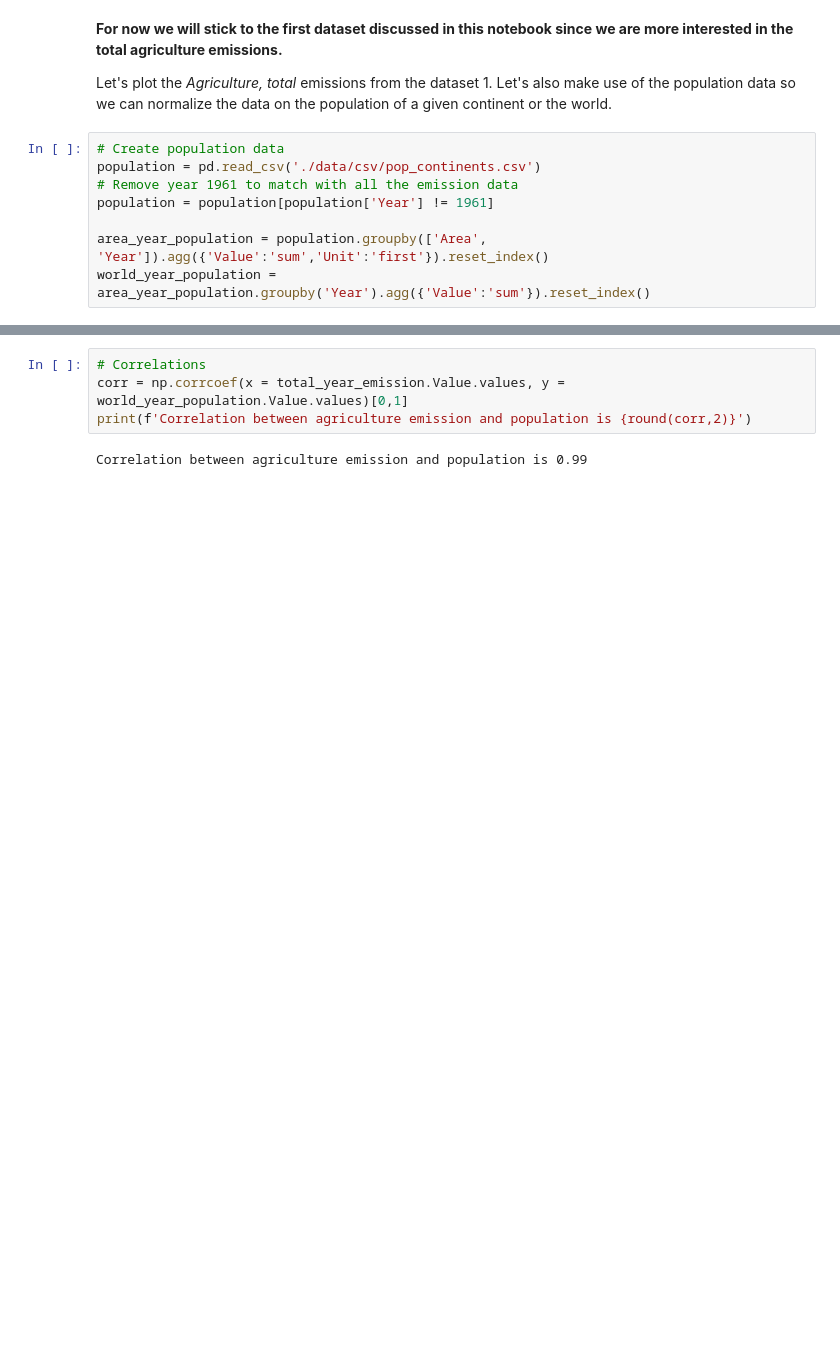
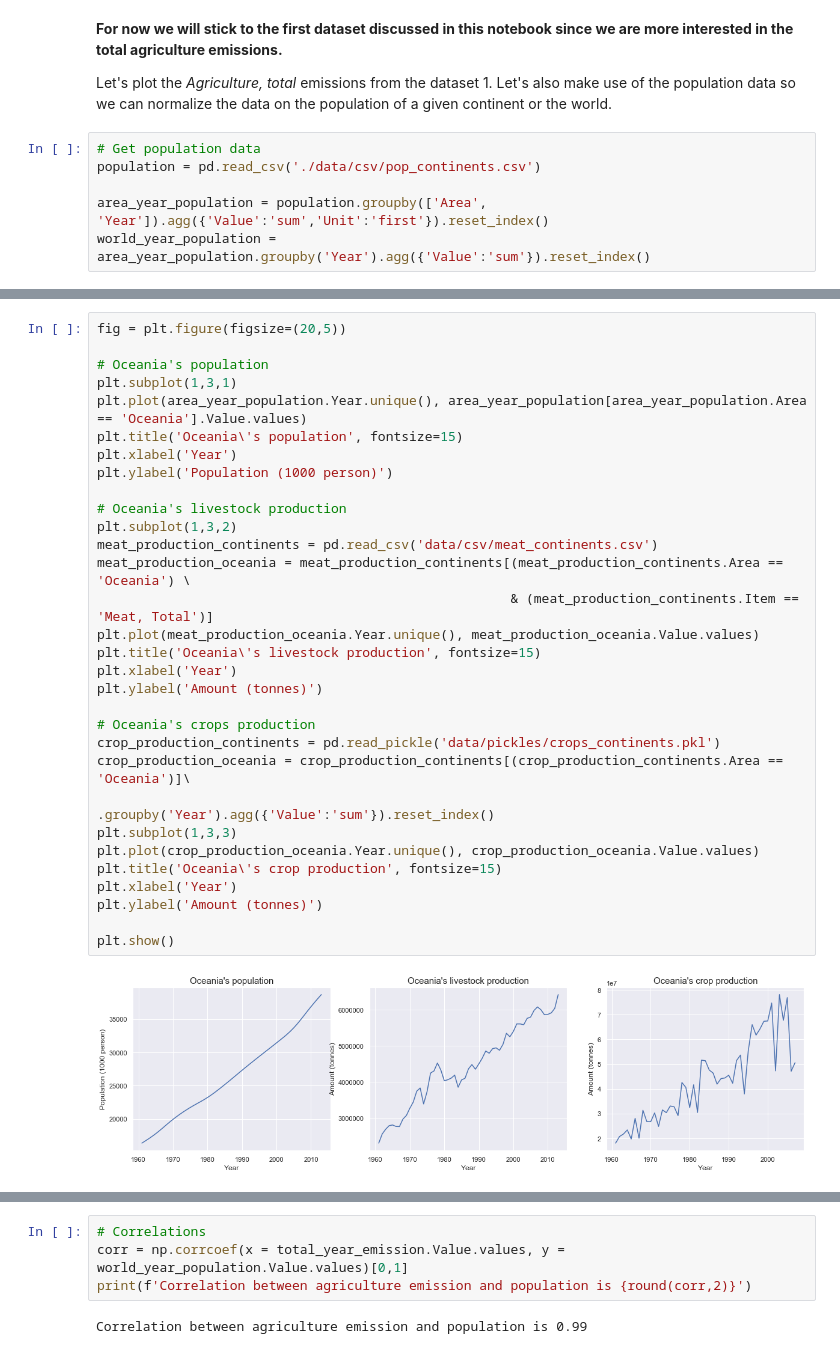
Before and after one commit to theodorhusefest/ADA-2019-project1-sovellettu-tiedon-analysoint, a Jupyter notebook: emissions_cleaning.ipynb, the cells around one changed output, grey strips where cells are left out. Saved outputs shown, nothing was run; the diff lists cells and outputs as text; blank space fills up the shorter version.

```diff
--- a/emissions_cleaning.ipynb
+++ b/emissions_cleaning.ipynb
@@ -109,10 +136,8 @@ array(['Cereals excluding rice', 'Rice, paddy', 'Meat, cattle',
 
 Let's plot the _Agriculture, total_ emissions from the dataset 1. Let's also make use of the population data so we can normalize the data on the population of a given continent or the world.
 # %%
-# Create population data
+# Get population data
 population = pd.read_csv('./data/csv/pop_continents.csv')
-# Remove year 1961 to match with all the emission data
-population = population[population['Year'] != 1961]
 
 area_year_population = population.groupby(['Area', 'Year']).agg({'Value':'sum','Unit':'first'}).reset_index()
 world_year_population = area_year_population.groupby('Year').agg({'Value':'sum'}).reset_index()
@@ -175,0 +216,33 @@ We can see that _Asia_ is by far the worst when it comes to total agriculture em
+# %%
+fig = plt.figure(figsize=(20,5))
+
+# Oceania's population
+plt.subplot(1,3,1)
+plt.plot(area_year_population.Year.unique(), area_year_population[area_year_population.Area == 'Oceania'].Value.values)
+plt.title('Oceania\'s population', fontsize=15)
+plt.xlabel('Year')
+plt.ylabel('Population (1000 person)')
+
+# Oceania's livestock production
+plt.subplot(1,3,2)
+meat_production_continents = pd.read_csv('data/csv/meat_continents.csv')
+meat_production_oceania = meat_production_continents[(meat_production_continents.Area == 'Oceania') \
+                                                     & (meat_production_continents.Item == 'Meat, Total')]
+plt.plot(meat_production_oceania.Year.unique(), meat_production_oceania.Value.values)
+plt.title('Oceania\'s livestock production', fontsize=15)
+plt.xlabel('Year')
+plt.ylabel('Amount (tonnes)')
+
+# Oceania's crops production
+crop_production_continents = pd.read_pickle('data/pickles/crops_continents.pkl')
+crop_production_oceania = crop_production_continents[(crop_production_continents.Area == 'Oceania')]\
+                                                    .groupby('Year').agg({'Value':'sum'}).reset_index()
+plt.subplot(1,3,3)
+plt.plot(crop_production_oceania.Year.unique(), crop_production_oceania.Value.values)
+plt.title('Oceania\'s crop production', fontsize=15)
+plt.xlabel('Year')
+plt.ylabel('Amount (tonnes)')
+
+plt.show()
+# %% [output]
+[figure, added]
```
Also changed, not shown: parts of 30 cells of this notebook, 5 other files.
